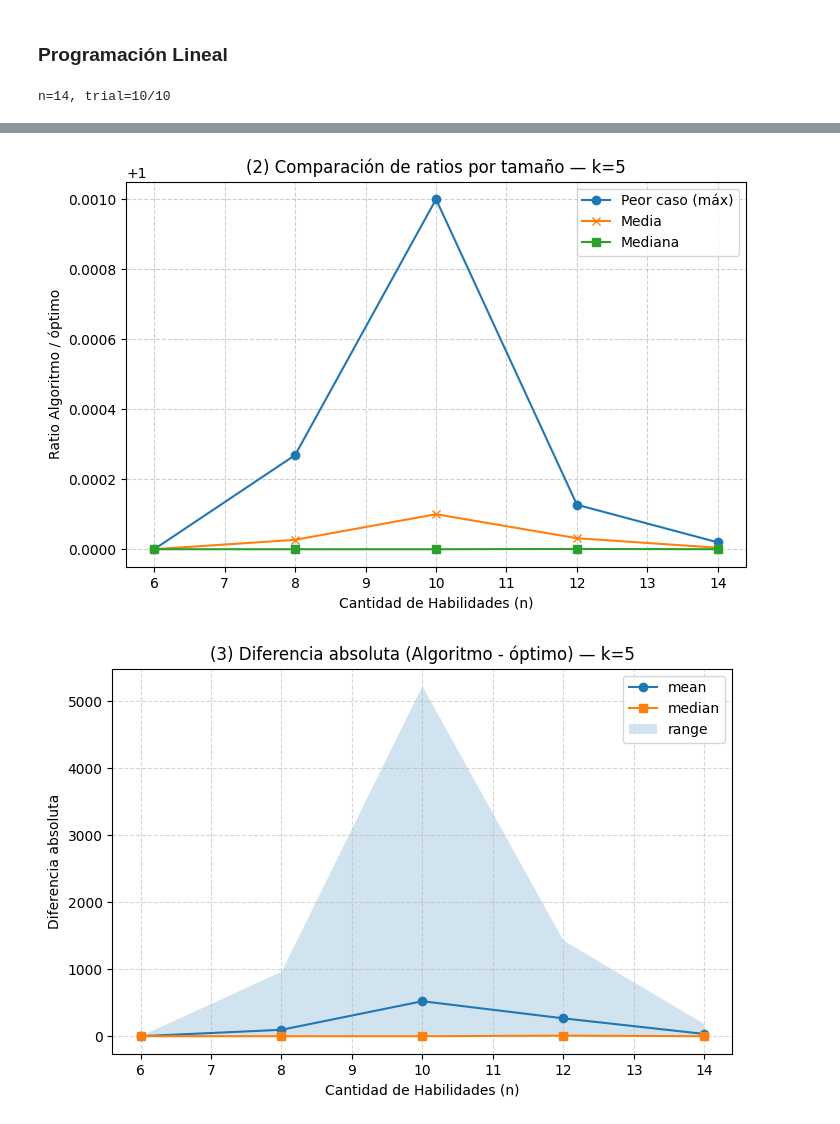
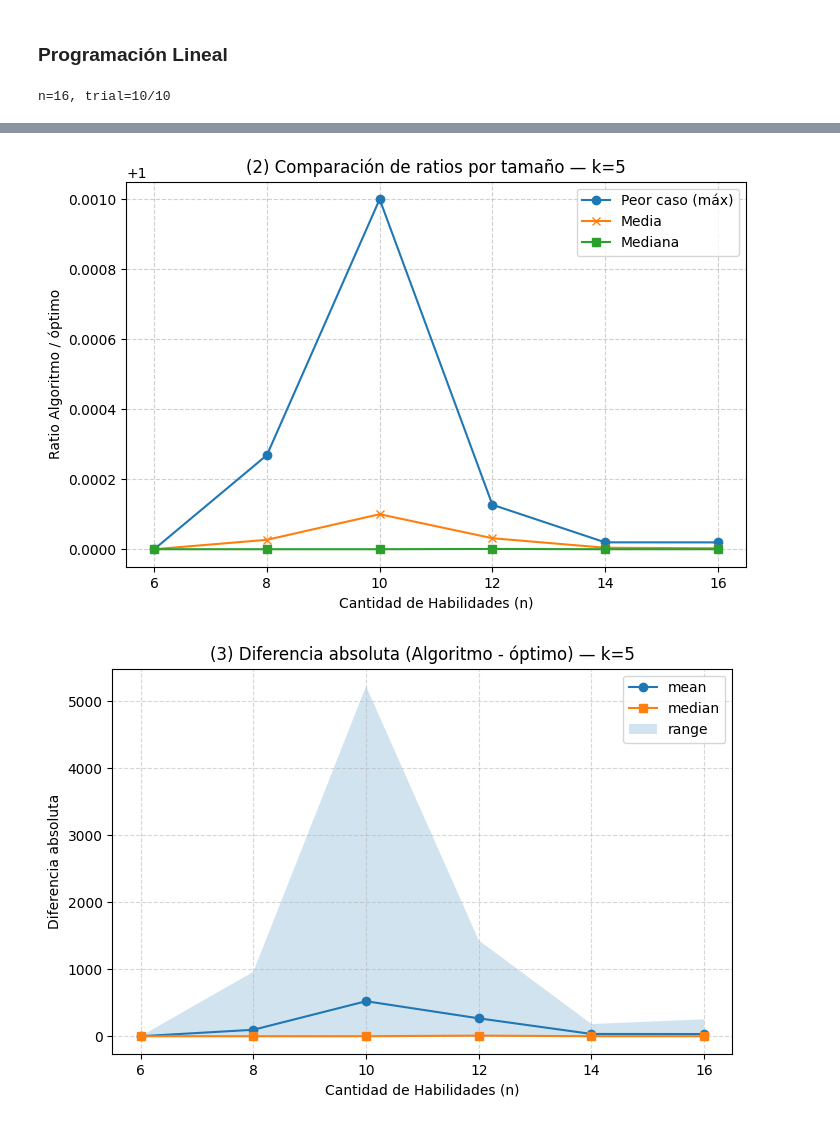
Before and after one commit to hhuzan/tda_tp_3, a Jupyter notebook: mediciones/ratios.ipynb, the cells around one changed output, grey strips where cells are left out. Cells and saved outputs as stored; diff of their text form; code cells hidden in the pictures.

```diff
--- a/mediciones/ratios.ipynb
+++ b/mediciones/ratios.ipynb
@@ -155,9 +152,11 @@ n=14, trial=10/10
 # %% [markdown]
 ### Programación Lineal
 # %%
+MAX_N = 18 #20
+ns = list(range(MIN_N, MAX_N, SALTO))
 df = experimentar(k=K, ns=ns, algoritmo=prog_lineal)
 plot_boxplot_ratios(df, k=K, save_path="../informe/img/ratio_pl_bt_1.png" )
 plot_worst_vs_n(df, k=K, save_path="../informe/img/ratio_pl_bt_2.png" )
 plot_dif_absoluta(df, k=K, save_path="../informe/img/ratio_pl_bt_3.png" )
 # %% [output]
-n=14, trial=10/10
+n=16, trial=10/10
@@ -165,2 +164,2 @@ n=14, trial=10/10
-[figure, old version]
+[figure, new version]
-[figure, old version]
+[figure, new version]
```
Also changed, not shown: parts of 6 cells of this notebook, 5 other files.
